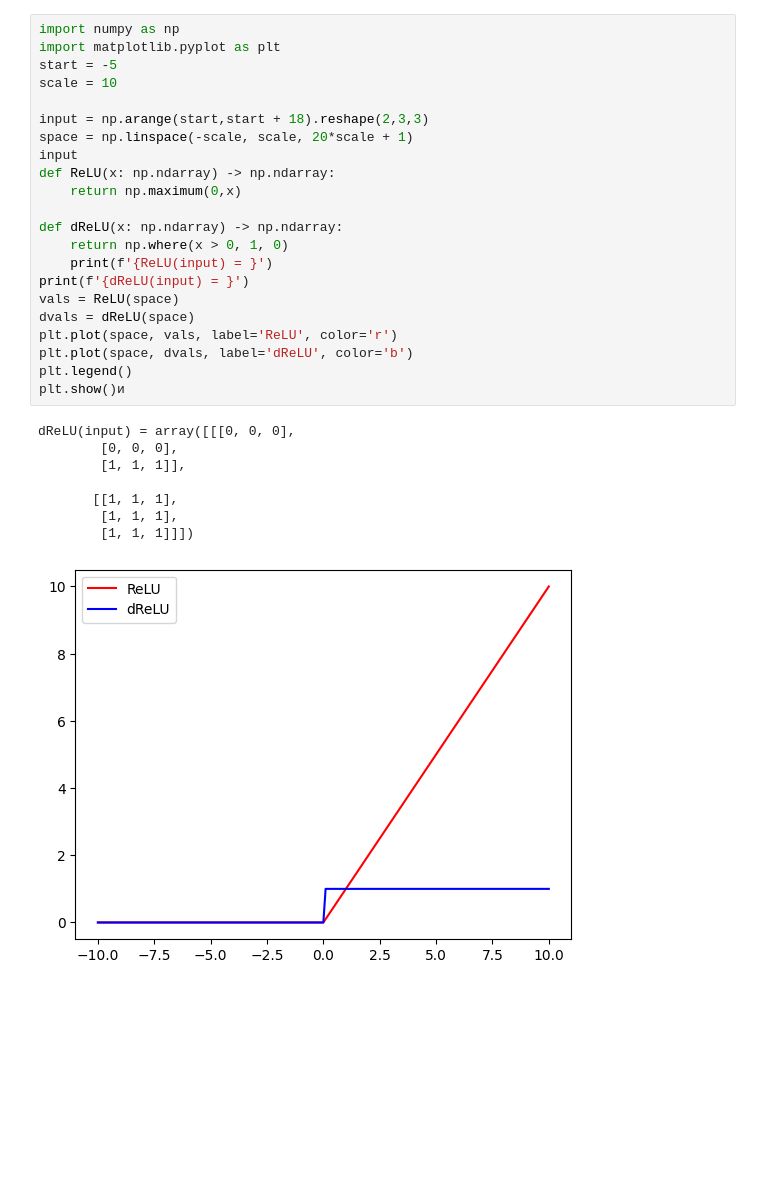
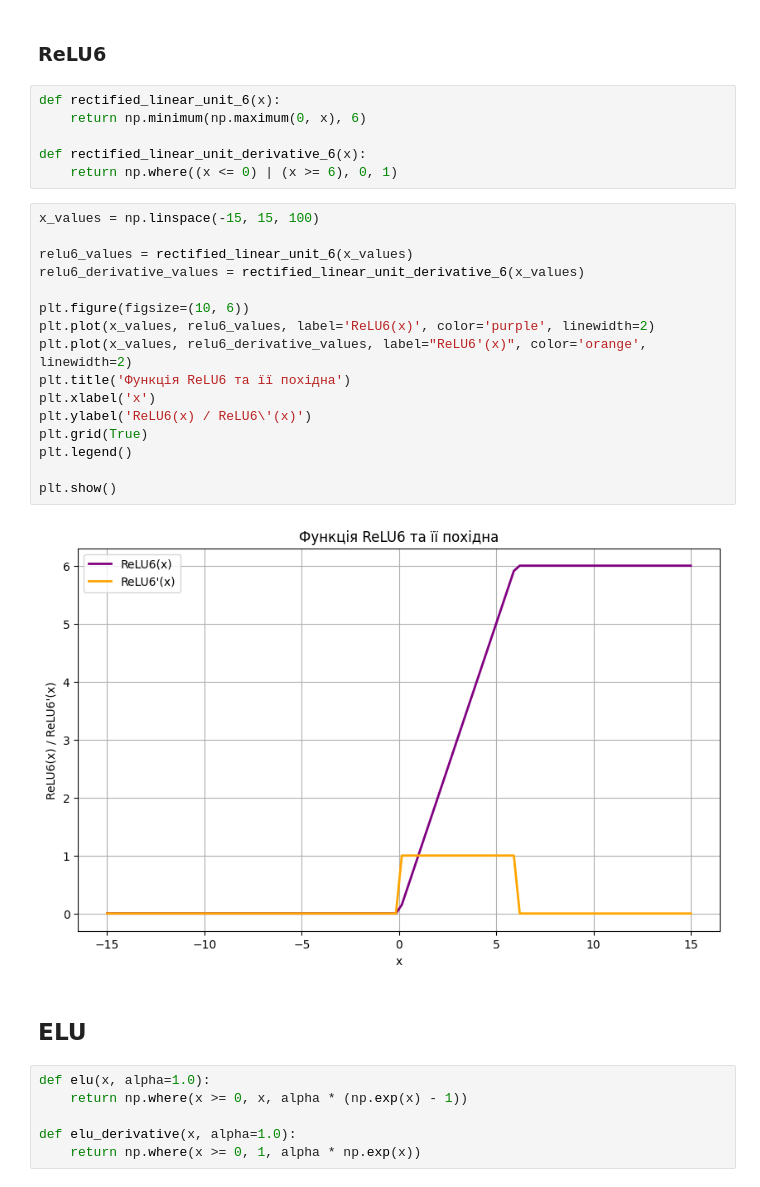
Before and after one commit to Dmytro04062004/DataVisualisation, a Jupyter notebook: lab1.ipynb, the cells around one changed output. Drawn from its saved outputs; the diff is of its cells as text; blank space fills up the shorter version.

```diff
--- a/lab1.ipynb
+++ b/lab1.ipynb
@@ -30,31 +37,34 @@ plt.show() вв
-# %%
-import numpy as np
-import matplotlib.pyplot as plt
-start = -5
-scale = 10
-
-input = np.arange(start,start + 18).reshape(2,3,3)
-space = np.linspace(-scale, scale, 20*scale + 1)
-input
-def ReLU(x: np.ndarray) -> np.ndarray:
-    return np.maximum(0,x)
-
-def dReLU(x: np.ndarray) -> np.ndarray:
-    return np.where(x > 0, 1, 0)
-    print(f'{ReLU(input) = }')
-print(f'{dReLU(input) = }')
-vals = ReLU(space)
-dvals = dReLU(space)
-plt.plot(space, vals, label='ReLU', color='r')
-plt.plot(space, dvals, label='dReLU', color='b')
-plt.legend()
-plt.show()и
-# %% [output]
-dReLU(input) = array([[[0, 0, 0],
-        [0, 0, 0],
-        [1, 1, 1]],
-
-       [[1, 1, 1],
-        [1, 1, 1],
-        [1, 1, 1]]])
-[figure, removed]
+# %% [markdown]
+### ReLU6
+# %%
+def rectified_linear_unit_6(x):
+    return np.minimum(np.maximum(0, x), 6)
+
+def rectified_linear_unit_derivative_6(x):
+    return np.where((x <= 0) | (x >= 6), 0, 1)
+# %%
+x_values = np.linspace(-15, 15, 100)
+
+relu6_values = rectified_linear_unit_6(x_values)
+relu6_derivative_values = rectified_linear_unit_derivative_6(x_values)
+
+plt.figure(figsize=(10, 6))
+plt.plot(x_values, relu6_values, label='ReLU6(x)', color='purple', linewidth=2)
+plt.plot(x_values, relu6_derivative_values, label="ReLU6'(x)", color='orange',  linewidth=2)
+plt.title('Функція ReLU6 та її похідна')
+plt.xlabel('x')
+plt.ylabel('ReLU6(x) / ReLU6\'(x)')
+plt.grid(True)
+plt.legend()
+
+plt.show()
+# %% [output]
+[figure, added]
+# %% [markdown]
+## ELU
+# %%
+def elu(x, alpha=1.0):
+    return np.where(x >= 0, x, alpha * (np.exp(x) - 1))
+
+def elu_derivative(x, alpha=1.0):
+    return np.where(x >= 0, 1, alpha * np.exp(x))
```
Also changed, not shown: parts of 23 cells of this notebook.
